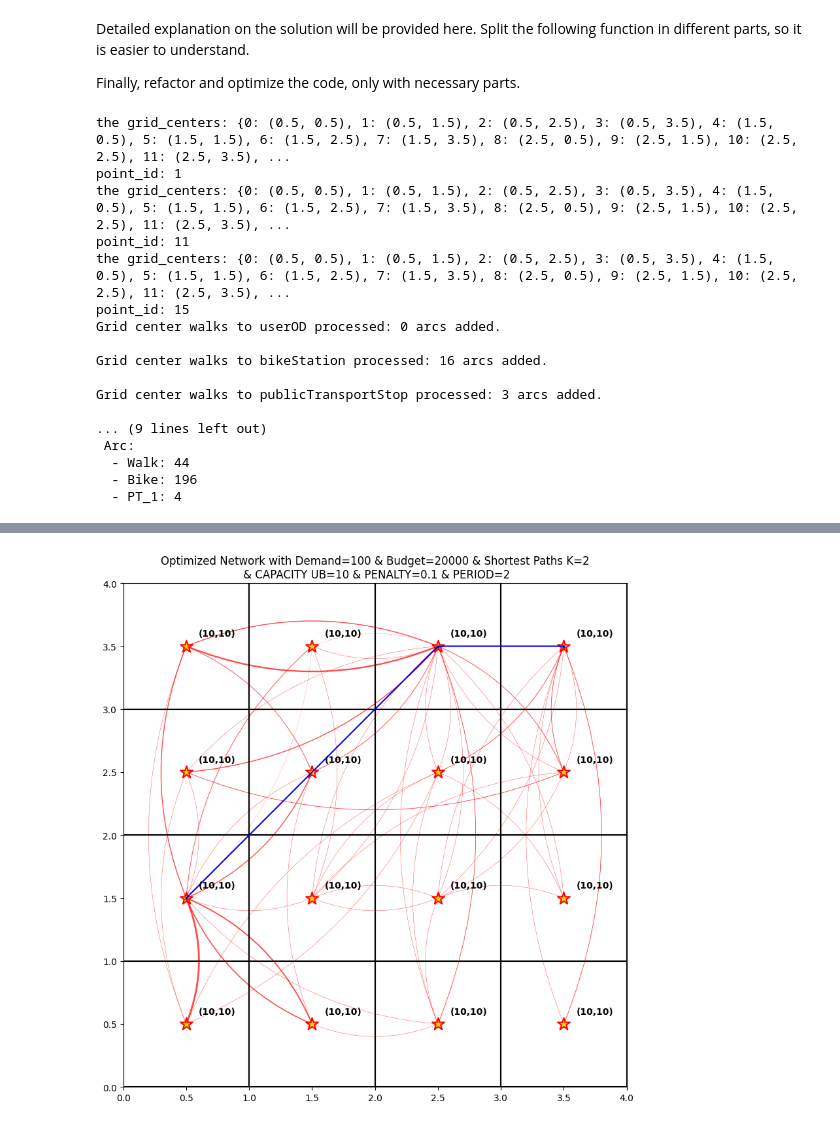
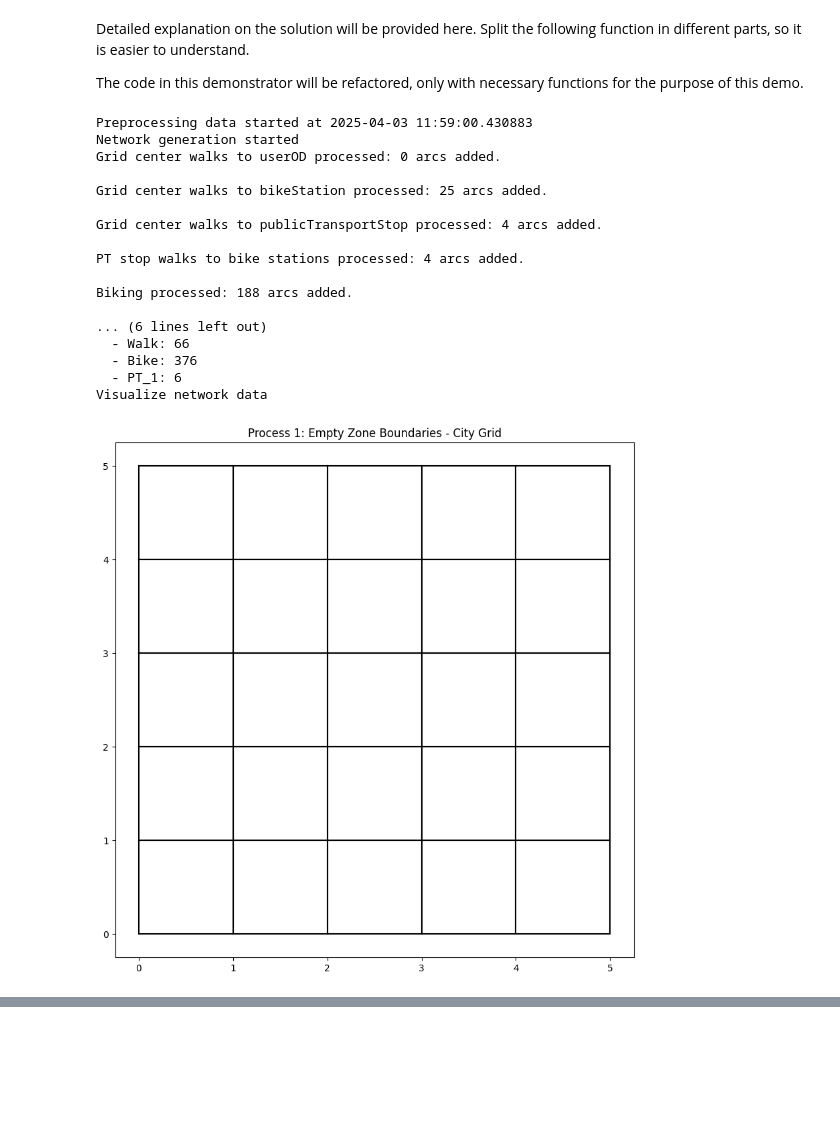
Before and after one commit to INRIA/sum-network-design-bike-sharing, a Jupyter notebook: simulation_demo.ipynb, the cells around one changed output, grey strips where cells are left out. Saved outputs shown, nothing was run; the diff lists cells and outputs as text; code cells hidden in the pictures; blank space fills up the shorter version.

Commit message:
demo with 5x5 grid and step by step plots

```diff
--- a/simulation_demo.ipynb
+++ b/simulation_demo.ipynb
@@ -2,51 +2,72 @@
 Detailed explanation on the solution will be provided here.
 Split the following function in different parts, so it is easier to understand.
 
-Finally, refactor and optimize the code, only with necessary parts.
+The code in this demonstrator will be refactored, only with necessary functions for the purpose of this demo.
 # %%
 from input_handler.preprocess import preprocess
 from output_handler.visualize import Visualize
 from model.bike_sharing_optimization import BikeSharingModel
 from network.network_constructor import NetworkConstructor
 from shortest_path.shortest_path_solver import ShortestPathSolver
 from datetime import datetime
-from util.util import *
-from util.cost import CostParameters
-import json
-from tqdm import tqdm
+from util.util import AREA_LENGTH, AREA_WIDTH, CELL_SIZE, NUM_SHORTEST_PATHS
+
 
 def run_simulation():
-    start_time = datetime.datetime.now()
+    start_time = datetime.now()
 
-    grid_generator, public_transport, bike_stations, demand_generator = preprocess(AREA_LENGTH, AREA_WIDTH, CELL_SIZE)
-    G, grid_centers = grid_generator.grid, grid_generator.grid_centers
-    network = NetworkConstructor(G, grid_generator, public_transport, bike_stations)
+    print(f"Preprocessing data started at {start_time}")
+    grid_generator, public_transport, bike_stations, demand_generator = preprocess(
+        AREA_LENGTH, AREA_WIDTH, CELL_SIZE
+    )
+
+    print(f"Network generation started")
+    network = NetworkConstructor(
+        grid_generator.grid, grid_generator, public_transport, bike_stations
+    )
+
+    print(f"Visualize network data")
+    demoPlot = Visualize(
+        grid_generator=grid_generator,
+        pt=public_transport,
+        shortest_path_solver=None,
+        demand_generator=demand_generator,
+    )
+    demoPlot.plot_grid()
+    demoPlot.plot_grid_with_nodes()
+    demoPlot.plot_demand_flow()
+
+    print(f"Shortest path solver started")
     shortest_path_solver = ShortestPathSolver(network.graph, k=NUM_SHORTEST_PATHS)
-    model = BikeSharingModel(network, shortest_path_solver, demand_generator)
+    demoPlot.shortest_path_solver = shortest_path_solver
+    # plot shortest paths ?
 
-    end_time = datetime.datetime.now()
-    elapsed_time = end_time - start_time
-    print(f"Execution time: {elapsed_time}")
+    print(f"Bike sharing stations optimization started")
+    demoPlot.model = BikeSharingModel(network, shortest_path_solver, demand_generator)
 
-    Visualize(grid_generator, public_transport, shortest_path_solver, demand_generator, model)
+    print(f"Visualize result optimized network data")
+    demoPlot.plot_model_output()
+
+    print(f"Simulation completed in {datetime.now() - start_time}")
 
 
 run_simulation()
 # %% [output]
-the grid_centers: {0: (0.5, 0.5), 1: (0.5, 1.5), 2: (0.5, 2.5), 3: (0.5, 3.5), 4: (1.5, 0.5), 5: (1.5, 1.5), 6: (1.5, 2.5), 7: (1.5, 3.5), 8: (2.5, 0.5), 9: (2.5, 1.5), 10: (2.5, 2.5), 11: (2.5, 3.5), ...
-point_id: 1
-the grid_centers: {0: (0.5, 0.5), 1: (0.5, 1.5), 2: (0.5, 2.5), 3: (0.5, 3.5), 4: (1.5, 0.5), 5: (1.5, 1.5), 6: (1.5, 2.5), 7: (1.5, 3.5), 8: (2.5, 0.5), 9: (2.5, 1.5), 10: (2.5, 2.5), 11: (2.5, 3.5), ...
-point_id: 11
-the grid_centers: {0: (0.5, 0.5), 1: (0.5, 1.5), 2: (0.5, 2.5), 3: (0.5, 3.5), 4: (1.5, 0.5), 5: (1.5, 1.5), 6: (1.5, 2.5), 7: (1.5, 3.5), 8: (2.5, 0.5), 9: (2.5, 1.5), 10: (2.5, 2.5), 11: (2.5, 3.5), ...
-point_id: 15
+Preprocessing data started at 2025-04-03 11:59:00.430883
+Network generation started
 Grid center walks to userOD processed: 0 arcs added.
 
-Grid center walks to bikeStation processed: 16 arcs added.
+Grid center walks to bikeStation processed: 25 arcs added.
 
-Grid center walks to publicTransportStop processed: 3 arcs added.
+Grid center walks to publicTransportStop processed: 4 arcs added.
 
-... (9 lines left out)
- Arc:
-  - Walk: 44
-  - Bike: 196
-  - PT_1: 4
+PT stop walks to bike stations processed: 4 arcs added.
+
+Biking processed: 188 arcs added.
+
+... (6 lines left out)
+  - Walk: 66
+  - Bike: 376
+  - PT_1: 6
+Visualize network data
+[figure, new version]
@@ -87 +94,0 @@ Execution time: 0:00:04.520058
-[figure, old version]
```
Also changed, not shown: parts of 1 cell of this notebook, 15 other files.
